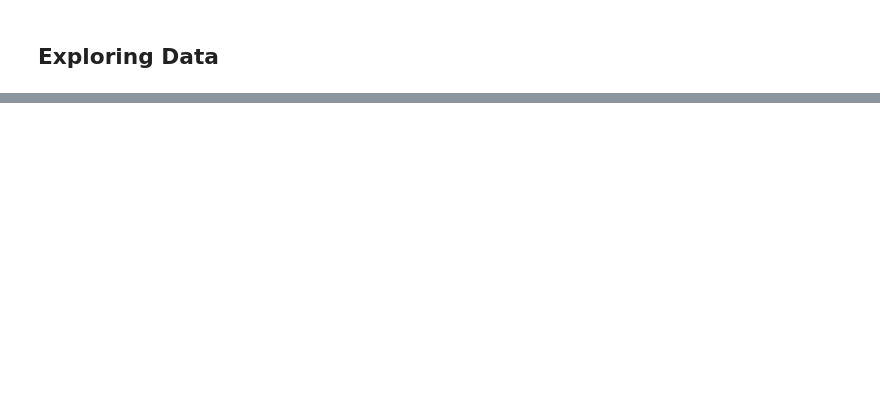
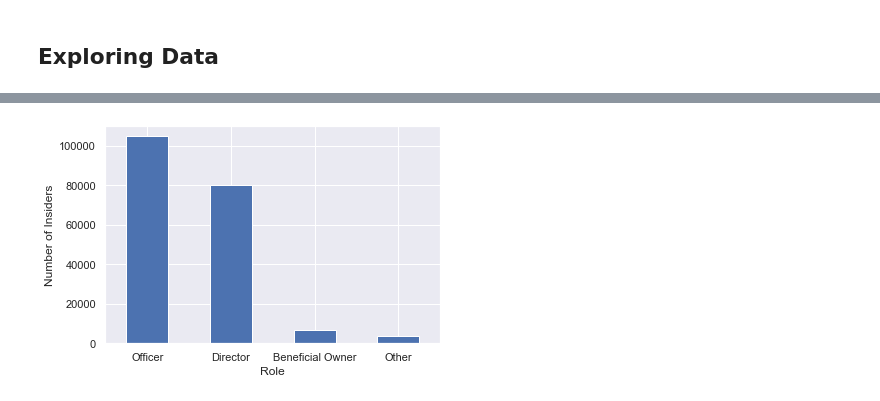
Before and after one commit to oongjiexiang/URECA-Research, a Jupyter notebook: Exploratory Analysis.ipynb, the cells around one changed output, grey strips where cells are left out. Saved outputs shown, nothing was run; the diff lists cells and outputs as text; code cells hidden in the pictures; blank space fills up the shorter version.

```diff
--- a/Exploratory Analysis.ipynb
+++ b/Exploratory Analysis.ipynb
@@ -120,0 +247,9 @@ df_no_title[df_no_title.isnull().any(axis=1)]
+# %%
+f, axes = plt.subplots(1, figsize = (6, 4))
+
+ax = detail_data[['is_director', 'is_officer', 'is_beneficial_owner', 'is_other']].sum().sort_values(ascending=False).plot.bar(rot=0)
+ax.set_xlabel("Role")
+ax.set_ylabel("Number of Insiders")
+ax.set_xticklabels(["Officer", "Director", "Beneficial Owner", "Other"]);
+# %% [output]
+[figure, added]
```
Also changed, not shown: parts of 39 cells of this notebook, 3 other files.
